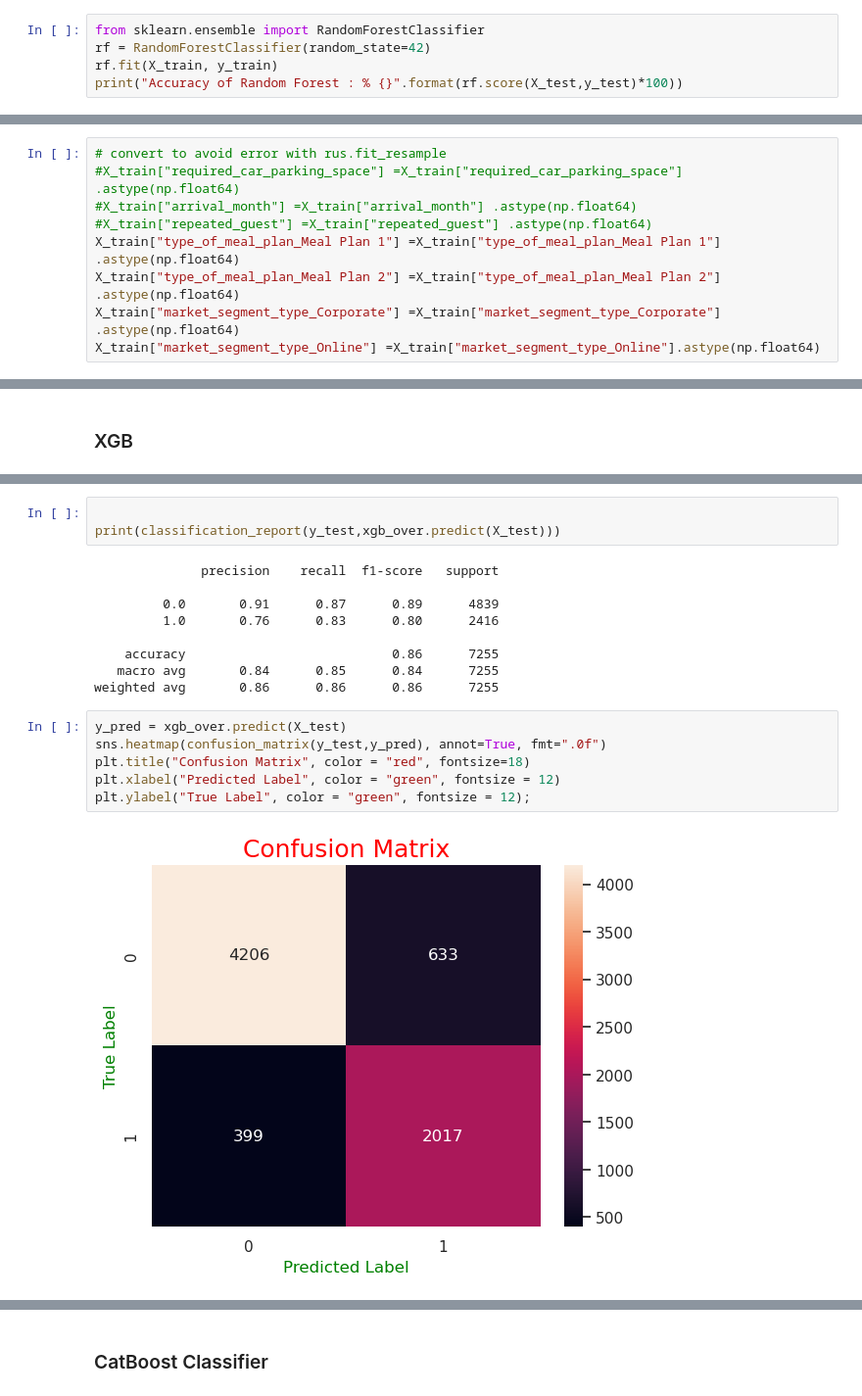
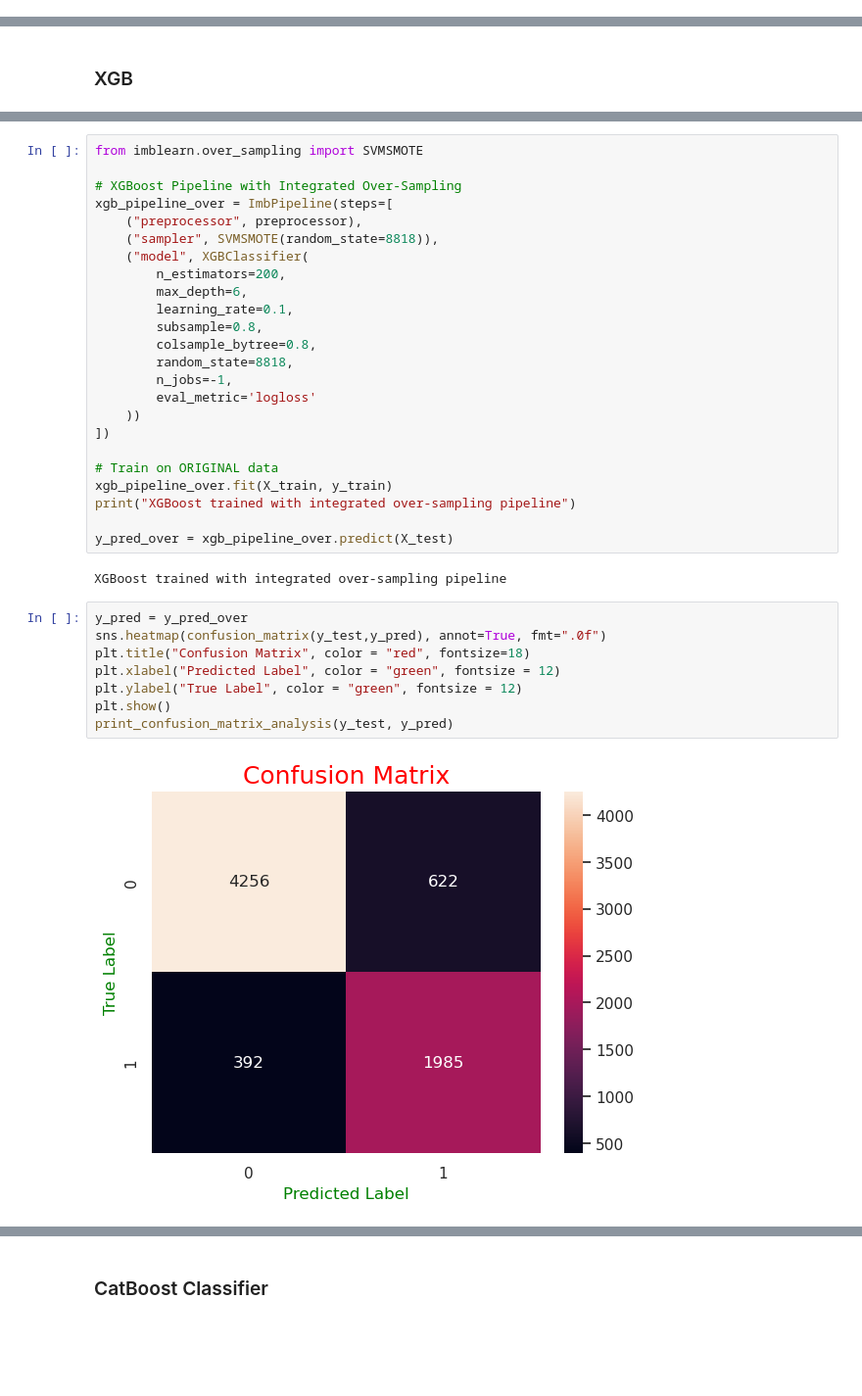
Before and after one commit to rolaseba/hotel-reservation-prediction, a Jupyter notebook: notebook.ipynb, the cells around one changed output, grey strips where cells are left out. Shown at 98% size. Cells and saved outputs as stored; diff of their text form; blank space fills up the shorter version.

```diff
--- a/notebook.ipynb
+++ b/notebook.ipynb
@@ -1687,7 +1710,2 @@ To evaluate the cancellation prediction model, we will prioritize the following
 # %% [markdown]
 ## Modeling With Random Forest Classifier
-# %%
-from sklearn.ensemble import RandomForestClassifier
-rf = RandomForestClassifier(random_state=42)
-rf.fit(X_train, y_train)
-print("Accuracy of Random Forest : % {}".format(rf.score(X_test,y_test)*100))
@@ -2077,9 +2289,0 @@ memory usage: 1.4 MB
-# %%
-# convert to avoid error with rus.fit_resample
-#X_train["required_car_parking_space"] =X_train["required_car_parking_space"] .astype(np.float64)
-#X_train["arrival_month"] =X_train["arrival_month"] .astype(np.float64)
-#X_train["repeated_guest"] =X_train["repeated_guest"] .astype(np.float64)
-X_train["type_of_meal_plan_Meal Plan 1"] =X_train["type_of_meal_plan_Meal Plan 1"] .astype(np.float64)
-X_train["type_of_meal_plan_Meal Plan 2"] =X_train["type_of_meal_plan_Meal Plan 2"] .astype(np.float64)
-X_train["market_segment_type_Corporate"] =X_train["market_segment_type_Corporate"] .astype(np.float64)
-X_train["market_segment_type_Online"] =X_train["market_segment_type_Online"].astype(np.float64)
@@ -2155,20 +2364,36 @@ Accuracy of XGB : % 85.77532736044108
-# %%
-
-print(classification_report(y_test,xgb_over.predict(X_test)))
-# %% [output]
-              precision    recall  f1-score   support
-
-         0.0       0.91      0.87      0.89      4839
-         1.0       0.76      0.83      0.80      2416
-
-    accuracy                           0.86      7255
-   macro avg       0.84      0.85      0.84      7255
-weighted avg       0.86      0.86      0.86      7255
+# %%
+from imblearn.over_sampling import SVMSMOTE
+
+# XGBoost Pipeline with Integrated Over-Sampling
+xgb_pipeline_over = ImbPipeline(steps=[
+    ("preprocessor", preprocessor),
+    ("sampler", SVMSMOTE(random_state=8818)),
+    ("model", XGBClassifier(
+        n_estimators=200,
+        max_depth=6,
+        learning_rate=0.1,
+        subsample=0.8,
+        colsample_bytree=0.8,
+        random_state=8818,
+        n_jobs=-1,
+        eval_metric='logloss'
+    ))
+])
+
+# Train on ORIGINAL data
+xgb_pipeline_over.fit(X_train, y_train)
+print("XGBoost trained with integrated over-sampling pipeline")
+
+y_pred_over = xgb_pipeline_over.predict(X_test)
+# %% [output]
+XGBoost trained with integrated over-sampling pipeline
 # %%
-y_pred = xgb_over.predict(X_test)
+y_pred = y_pred_over
 sns.heatmap(confusion_matrix(y_test,y_pred), annot=True, fmt=".0f")
 plt.title("Confusion Matrix", color = "red", fontsize=18)
 plt.xlabel("Predicted Label", color = "green", fontsize = 12)
-plt.ylabel("True Label", color = "green", fontsize = 12);
+plt.ylabel("True Label", color = "green", fontsize = 12)
+plt.show()
+print_confusion_matrix_analysis(y_test, y_pred)
 # %% [output]
-[figure, old version]
+[figure, new version]
```
Also changed, not shown: parts of 103 cells of this notebook.
